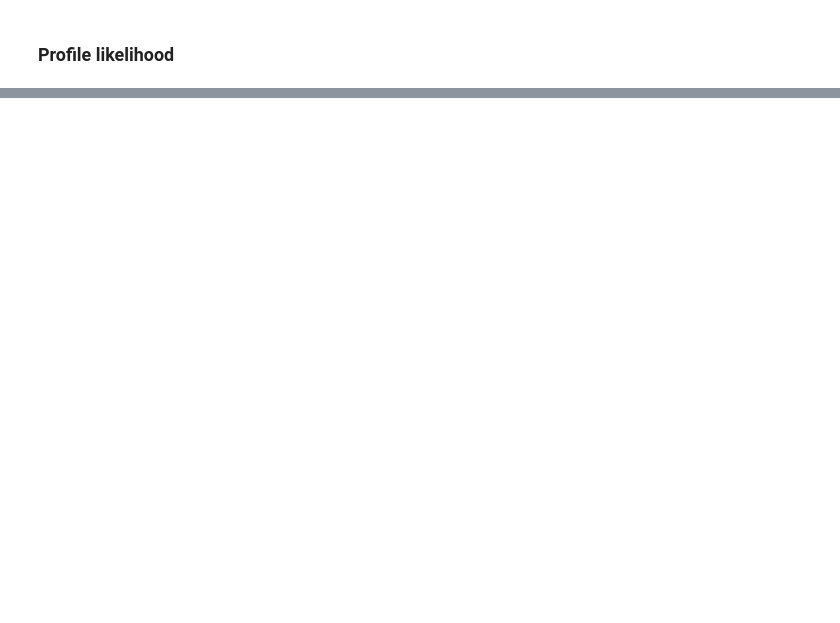
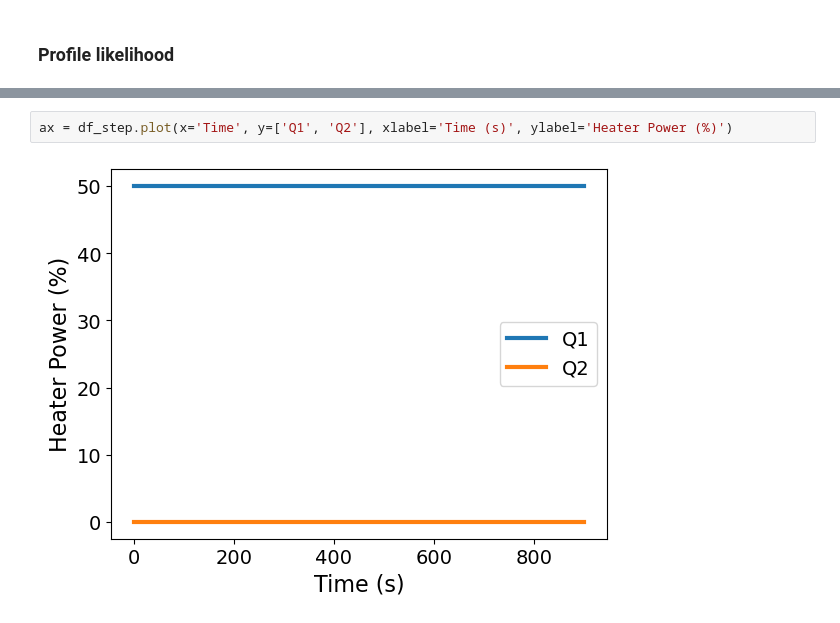
Before and after one commit to sscini/pyomo-doe, a Jupyter notebook: notebooks/parmest.ipynb, the cells around one changed output, grey strips where cells are left out. Drawn from its saved outputs; the diff is of its cells as text; blank space fills up the shorter version.

```diff
--- a/notebooks/parmest.ipynb
+++ b/notebooks/parmest.ipynb
@@ -391,0 +497,4 @@ print(profile_results)
+# %%
+ax = df_step.plot(x='Time', y=['Q1', 'Q2'], xlabel='Time (s)', ylabel='Heater Power (%)')
+# %% [output]
+[figure, added]
```
Also changed, not shown: parts of 13 cells of this notebook, 1 other file.
